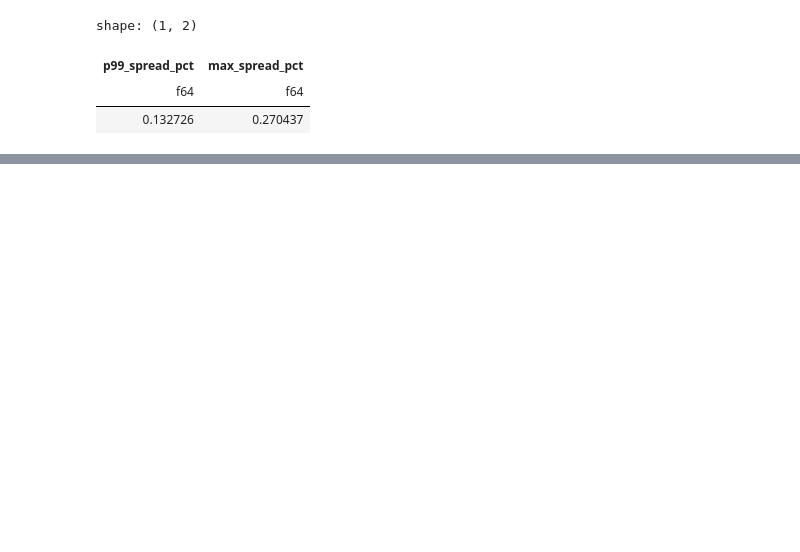
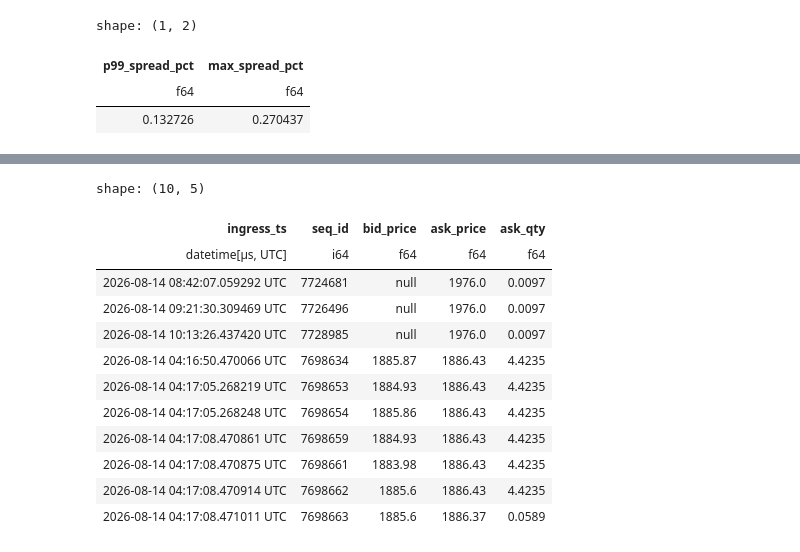
Before and after one commit to danielfilippi/lotech-dqwork, a Jupyter notebook: notebooks/b_initial.ipynb, the cells around one changed output, grey strips where cells are left out. Drawn from its saved outputs; the diff is of its cells as text; code cells hidden in the pictures; blank space fills up the shorter version.

```diff
--- a/notebooks/b_initial.ipynb
+++ b/notebooks/b_initial.ipynb
@@ -149,0 +166,16 @@ shape: (1, 2)
+# %%
+df.sort("ask_price", descending=True, nulls_last=True).select("ingress_ts", "seq_id", "bid_price", "ask_price", "ask_qty").head(10)
+# %% [output]
+shape: (10, 5)
+| ingress_ts | seq_id | bid_price | ask_price | ask_qty |
+| datetime[μs, UTC] | i64 | f64 | f64 | f64 |
+| 2026-08-14 08:42:07.059292 UTC | 7724681 | null | 1976.0 | 0.0097 |
+| 2026-08-14 09:21:30.309469 UTC | 7726496 | null | 1976.0 | 0.0097 |
+| 2026-08-14 10:13:26.437420 UTC | 7728985 | null | 1976.0 | 0.0097 |
+| 2026-08-14 04:16:50.470066 UTC | 7698634 | 1885.87 | 1886.43 | 4.4235 |
+| 2026-08-14 04:17:05.268219 UTC | 7698653 | 1884.93 | 1886.43 | 4.4235 |
+| 2026-08-14 04:17:05.268248 UTC | 7698654 | 1885.86 | 1886.43 | 4.4235 |
+| 2026-08-14 04:17:08.470861 UTC | 7698659 | 1884.93 | 1886.43 | 4.4235 |
+| 2026-08-14 04:17:08.470875 UTC | 7698661 | 1883.98 | 1886.43 | 4.4235 |
+| 2026-08-14 04:17:08.470914 UTC | 7698662 | 1885.6 | 1886.43 | 4.4235 |
+| 2026-08-14 04:17:08.471011 UTC | 7698663 | 1885.6 | 1886.37 | 0.0589 |
```
Also changed, not shown: parts of 8 cells of this notebook, 10 other files.
